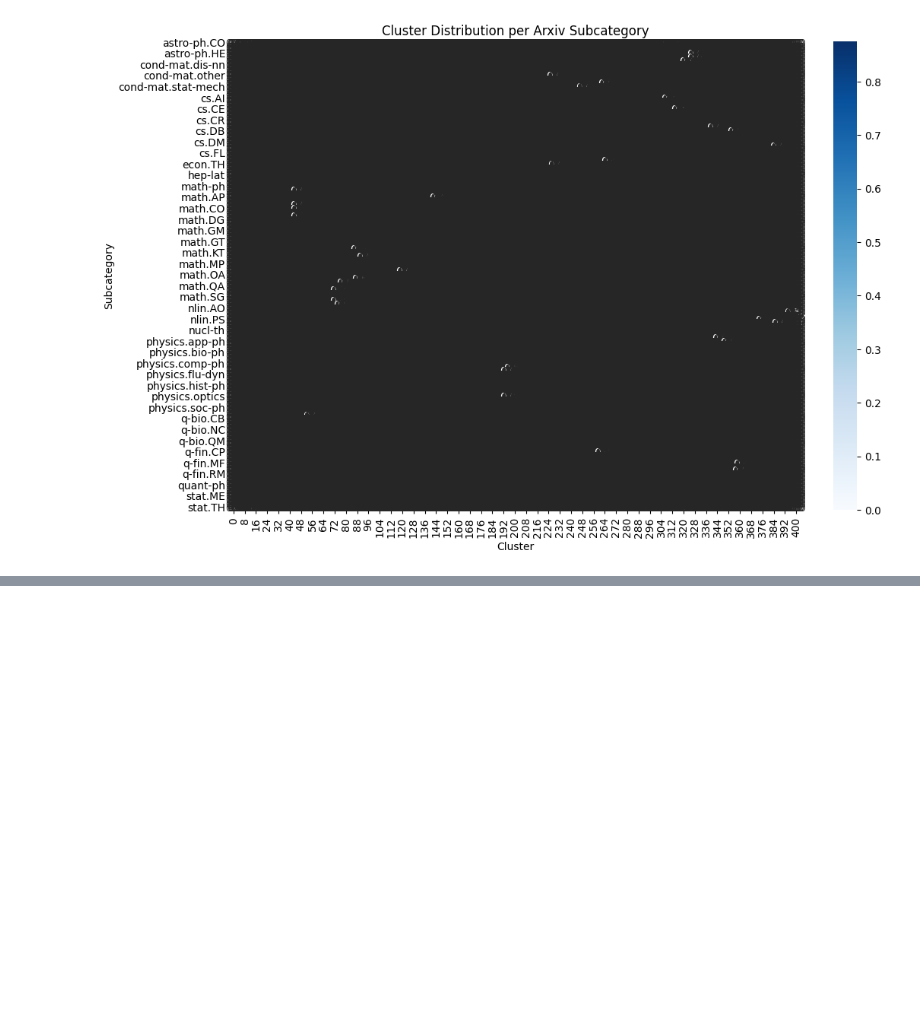
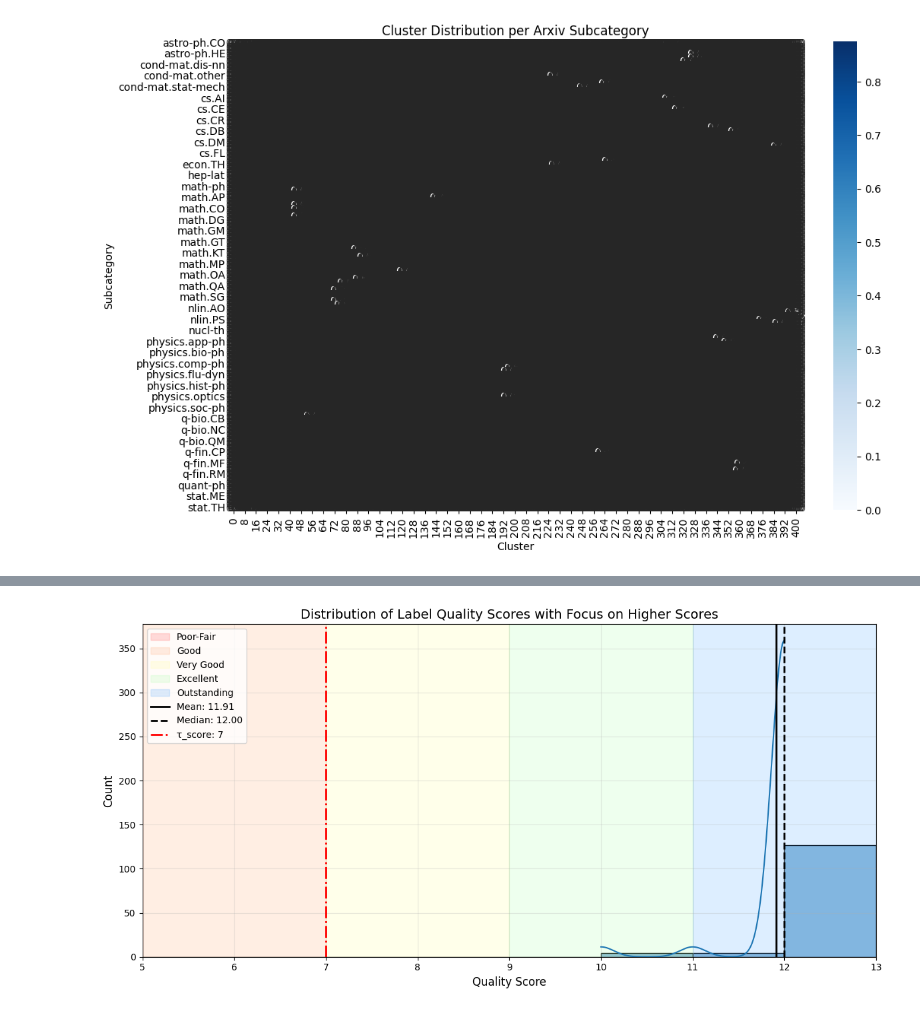
Before and after one commit to Zaach-2793/AI-Prac, a Jupyter notebook: worflow_notebook.ipynb, the cells around one changed output, grey strips where cells are left out. Saved outputs shown, nothing was run; the diff lists cells and outputs as text; code cells hidden in the pictures; blank space fills up the shorter version.

```diff
--- a/worflow_notebook.ipynb
+++ b/worflow_notebook.ipynb
@@ -76,0 +220,15 @@ plt.show()
+# %%
+import pandas as pd
+
+df = pd.read_csv("./clustering_results/papers_with_clusters.csv")  # Adjust path if needed
+
+
+pivot = (
+    df.groupby(["category", "subcategory", "fine_topic_label"])
+      .size()
+      .reset_index(name="paper_count")
+      .sort_values(by=["category", "subcategory", "paper_count"], ascending=[True, True, False])
+)
+
+pivot.to_csv("label_distribution_summary.csv", index=False)
+print(pivot.head(20))
@@ -76,0 +253,71 @@ plt.show()
+# %%
+import pandas as pd
+import matplotlib.pyplot as plt
+import seaborn as sns
+import numpy as np
+from matplotlib.colors import LinearSegmentedColormap
+
+
+# Assuming df is loaded with your label_quality_report.csv
+# df = pd.read_csv('label_quality_report.csv')
+
+# Create figure
+plt.figure(figsize=(12, 6))
+
+# Create custom colormap for quality bands
+colors = ["#FF5555", "#FFAA77", "#FFFF99", "#AAFFAA", "#55AAFF"]
+cmap = LinearSegmentedColormap.from_list("quality_cmap", colors, N=5)
+
+# Calculate statistics
+mean_score = df['quality_score'].mean()
+median_score = df['quality_score'].median()
+threshold = 7  # τ_score
+
+# Create custom bins with more resolution at higher scores
+bins = [0, 5, 7, 9, 10, 11, 12, 13]  # Emphasize higher score range
+
+# Plot histogram with KDE
+sns.histplot(df['quality_score'], bins=bins, kde=True)
+
+# Add colored background for quality tiers
+for i, (start, end, label, color) in enumerate([
+    (0, 5, "Poor-Fair", colors[0]),  # Combine lower tiers
+    (5, 7, "Good", colors[1]),
+    (7, 9, "Very Good", colors[2]),
+    (9, 11, "Excellent", colors[3]),
+    (11, 13, "Outstanding", colors[4])  # Add highest tier
+]):
+    plt.axvspan(start, end, alpha=0.2, color=color, label=label)
+
+# Add statistics lines
+plt.axvline(mean_score, color='black', linestyle='-', linewidth=2,
+           label=f'Mean: {mean_score:.2f}')
+plt.axvline(median_score, color='black', linestyle='--', linewidth=2,
+           label=f'Median: {median_score:.2f}')
+plt.axvline(threshold, color='red', linestyle='-.', linewidth=2,
+           label=f'τ_score: {threshold}')
+
+# Format plot
+plt.title('Distribution of Label Quality Scores with Focus on Higher Scores', fontsize=14)
+plt.xlabel('Quality Score', fontsize=12)
+plt.ylabel('Count', fontsize=12)
+plt.grid(True, alpha=0.3)
+
+# Set x-axis limits to focus on higher scores
+plt.xlim(5, 13)  # Start from 5 to focus on higher scores
+
+# Adjust legend
+handles, labels = plt.gca().get_legend_handles_labels()
+plt.legend(handles, labels, loc='upper left')
+
+plt.tight_layout()
+plt.savefig('label_quality_highscores.png', dpi=300, bbox_inches='tight')
+plt.show()
+
+# Print statistics
+print(f"Mean: {mean_score:.2f}")
+print(f"Median: {median_score:.2f}")
+print(f"Percentage above threshold (≥7): {(df['quality_score'] >= 7).mean()*100:.1f}%")
+print(f"Percentage of top scores (≥10): {(df['quality_score'] >= 10).mean()*100:.1f}%")
+# %% [output]
+[figure, added]
```
Also changed, not shown: parts of 10 cells of this notebook, 38 other files.
